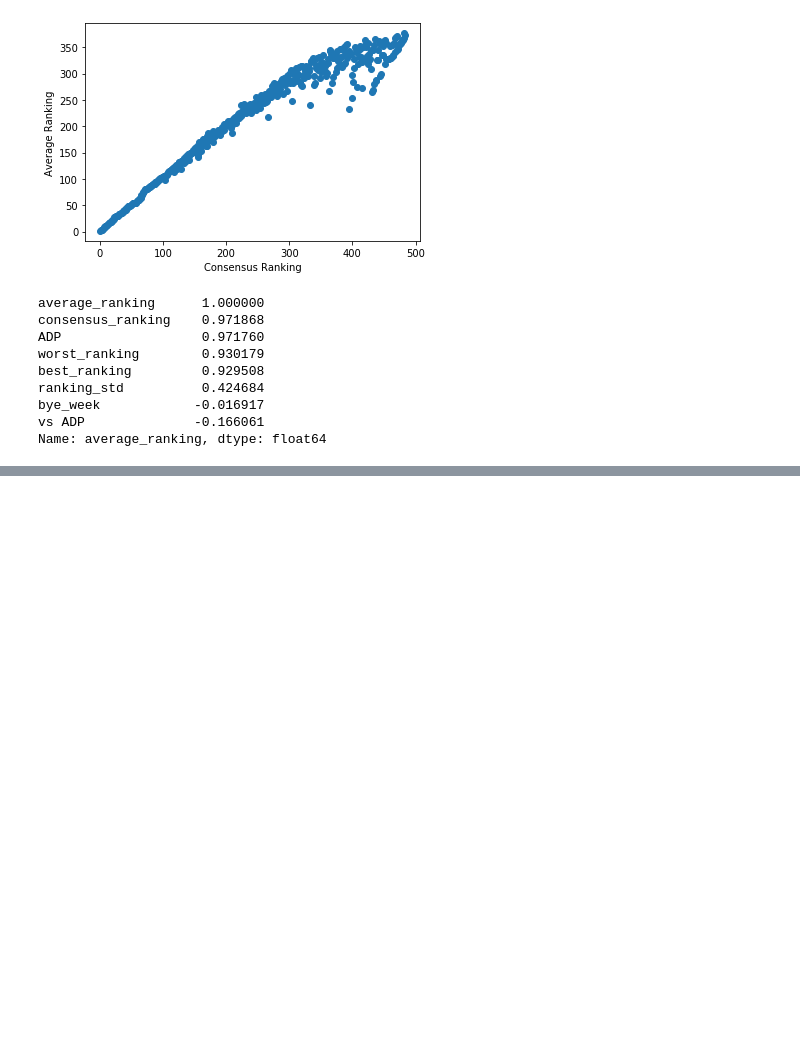
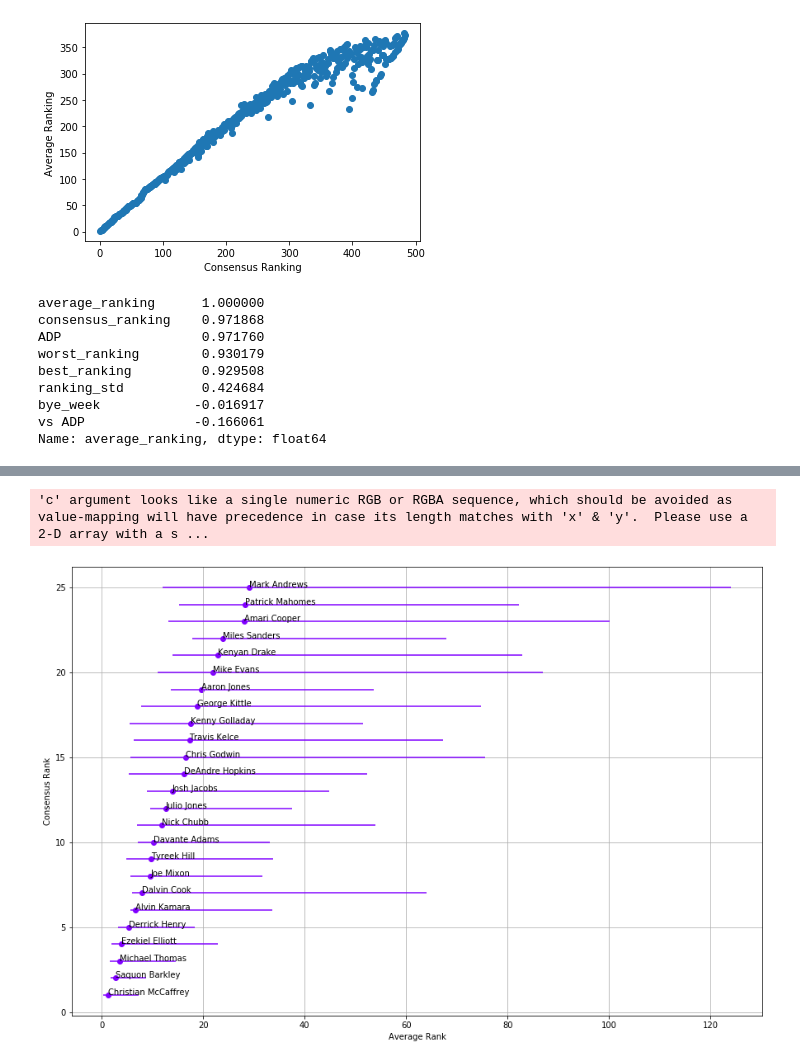
Before and after one commit to justinschuster/ff_tiers, a Jupyter notebook: src/eda.ipynb, the cells around one changed output, grey strips where cells are left out. Saved outputs shown, nothing was run; the diff lists cells and outputs as text; code cells hidden in the pictures; blank space fills up the shorter version.

```diff
--- a/src/eda.ipynb
+++ b/src/eda.ipynb
@@ -128,11 +150,18 @@ data_copy.head()
 # %%
 fig, ax = plt.subplots(figsize=(15,10))
+plt.scatter(data_copy['average_ranking'], data_copy['consensus_ranking'].sort_values(ascending=True), c=colors[0])
+plt.ylabel('Consensus Rank')
+plt.xlabel('Average Rank')
+plt.errorbar(data_copy['average_ranking'], data_copy['consensus_ranking'].sort_values(ascending=True), xerr=error_bars, linestyle='None', ecolor=colors[0])
+plt.grid()
 
-seen_cluster = []
-for i in range(0,len(data_copy['player_name'])):
-    plt.scatter(data_copy['average_ranking'][i], data_copy['consensus_ranking'].sort_values(ascending=True)[i], c=colors[data_copy['cluster'][i]])
-    #plt.errorbar(data_copy['average_ranking'][i], data_copy['consensus_ranking'].sort_values(ascending=True)[i], xerr=error_bars[i], linestyle='None', ecolor=data_copy['cluster'])
-    #ax.annotate(data_copy['player_name'][i], (data_copy['average_ranking'][i], data_copy['consensus_ranking'][i]))
+for i, txt in enumerate(data_copy['player_name']):
+    ax.annotate(txt, (data_copy['average_ranking'][i], data_copy['consensus_ranking'][i]))
+
+plt.show()
+# %% [output]
+'c' argument looks like a single numeric RGB or RGBA sequence, which should be avoided as value-mapping will have precedence in case its length matches with 'x' & 'y'.  Please use a 2-D array with a s ...
+[figure, added]
 # %%
 import seaborn as sns
 sns.pairplot(x_vars='average_ranking', y_vars='consensus_ranking', data=data_copy, hue='cluster')
```
Also changed, not shown: parts of 8 cells of this notebook.
